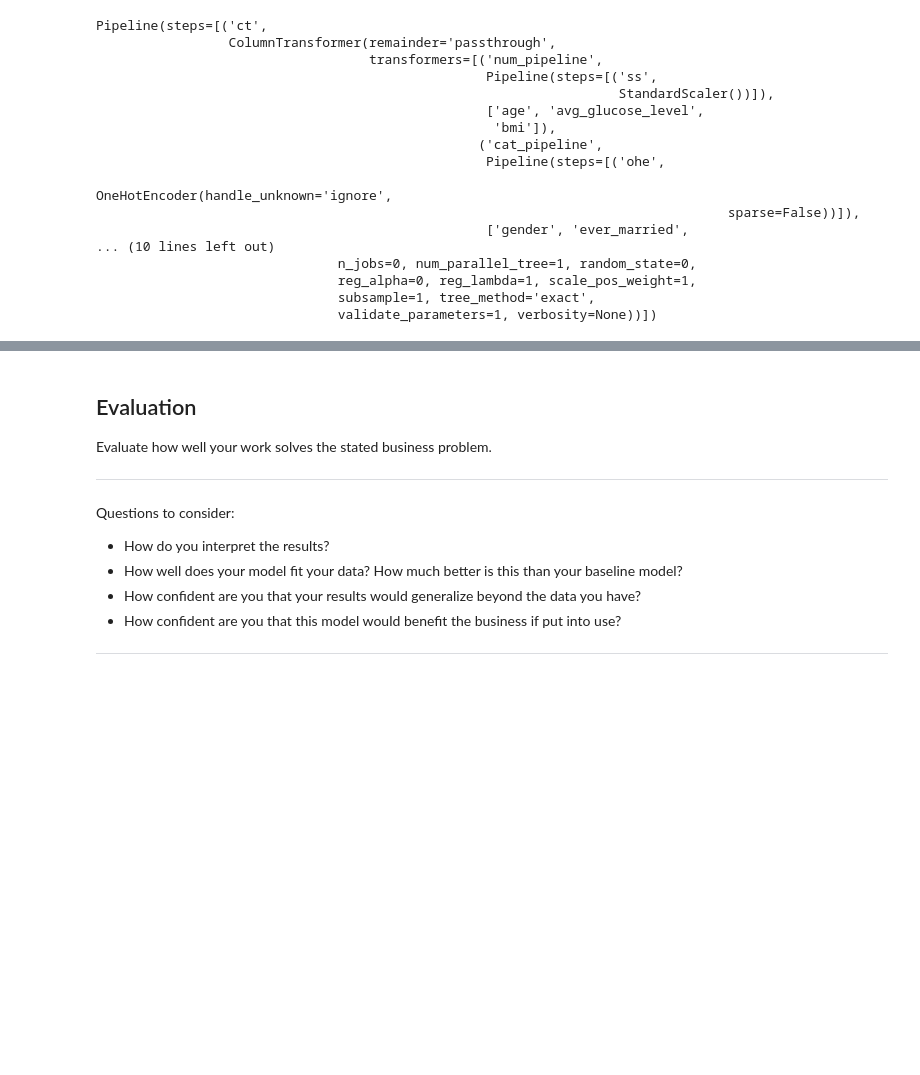
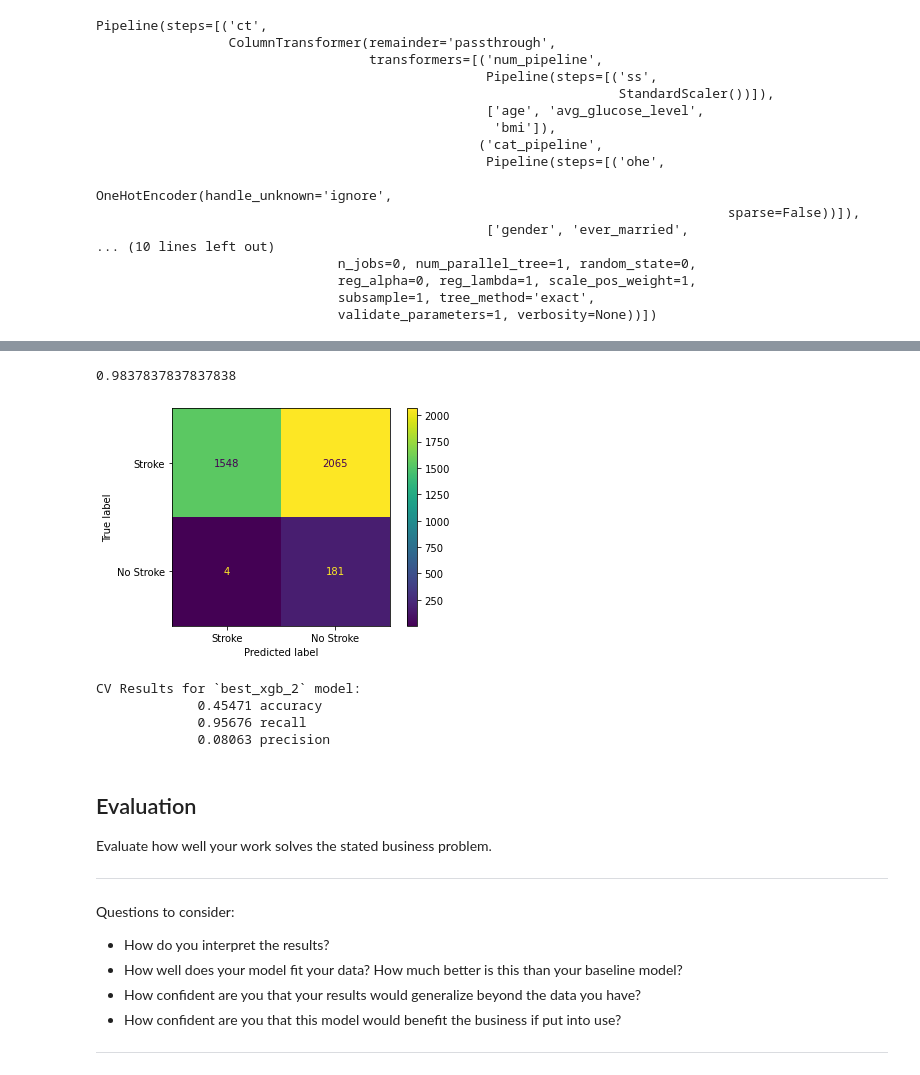
Before and after one commit to dermothethird/Stroke_Project, a Jupyter notebook: XGBoost_Trial_Anita.ipynb, the cells around one changed output, grey strips where cells are left out. Saved outputs shown, nothing was run; the diff lists cells and outputs as text; code cells hidden in the pictures; blank space fills up the shorter version.

```diff
--- a/XGBoost_Trial_Anita.ipynb
+++ b/XGBoost_Trial_Anita.ipynb
@@ -909,0 +633,17 @@ xgb_gs.best_score_
+# %%
+xgb_param_grid_2 = {'sm__k_neighbors': [9, 11, 13],
+                  'sm__sampling_strategy': [.8],
+                  'xgb__max_depth' : [1, 2, 3],
+                  'xgb__learning_rate': [.01],
+                  'xgb__gamma' : [.25], #encourages pruning
+                  'xgb__reg_lambda': [10, 15, 20], #regularization param
+                  'xgb__scale_pos_weight': [5, 7, 9]} #penalty on choosing incorrect class
+# %%
+xgb_gs_2 = GridSearchCV(estimator=xgb_pipe,
+                      param_grid=xgb_param_grid_2,
+                      cv=5,
+                      scoring='recall',
+                      verbose=3,
+                      n_jobs=-2)
+# %%
+xgb_gs_2.fit(X_train,y_train)
@@ -910,3 +684,27 @@ xgb_gs.best_score_
+# %%
+xgb_gs_2.best_score_
+# %% [output]
+0.9837837837837838
+# %%
+best_xgb_2 = xgb_gs_2.best_estimator_
+# %%
+# Plot confusion matrix
+plot_confusion_matrix(best_xgb_2, X_train, y_train, values_format='d', display_labels=['Stroke','No Stroke']);
+# %% [output]
+[figure, added]
+# %%
+# Evaluate model with CV
+best_xgb_results_2 = ModelWithCV(model=best_xgb_2,
+                         model_name='best_xgb_2',
+                         X=X_train,
+                         y=y_train)
+
+best_xgb_results_2.print_cv_summary()
+# %% [output]
+CV Results for `best_xgb_2` model:
+             0.45471 accuracy
+             0.95676 recall
+             0.08063 precision
 # %% [markdown]
 ## Evaluation
 Evaluate how well your work solves the stated business problem.
```
Also changed, not shown: parts of 60 cells of this notebook, 1 other file.
